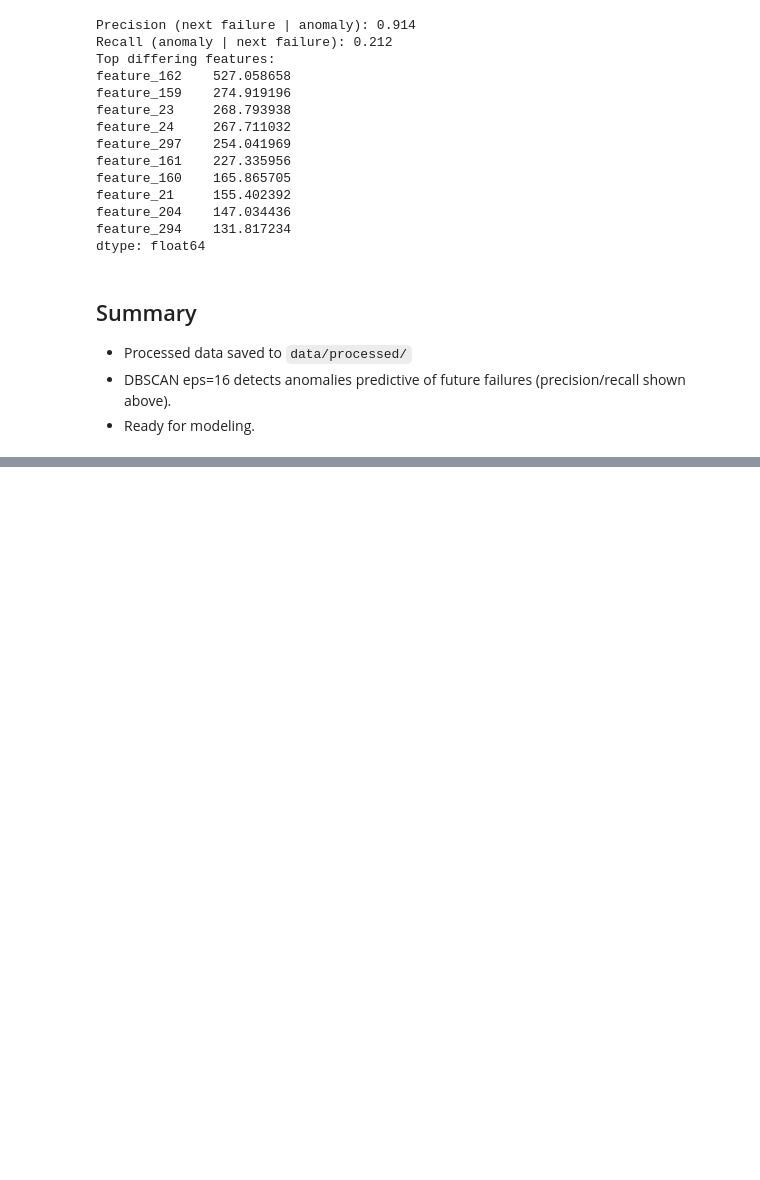
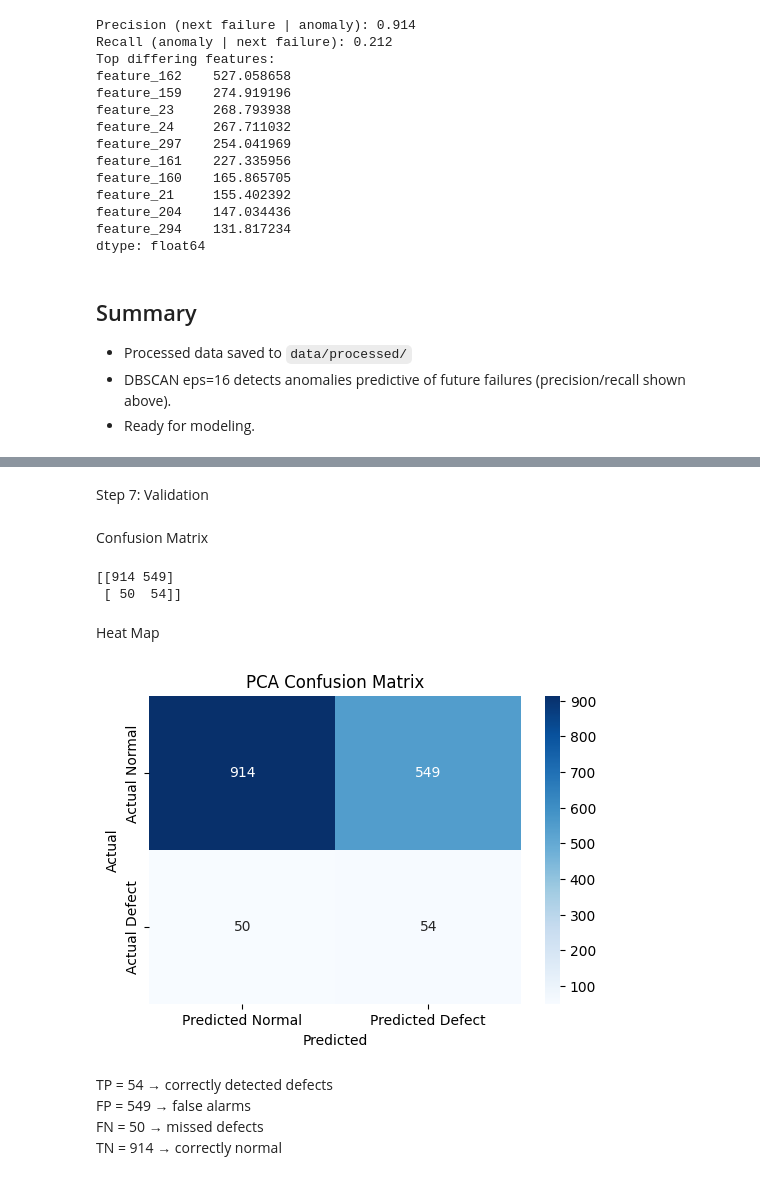
Before and after one commit to KarthikAshtekar/MIOM_Project, a Jupyter notebook: notebooks/MIOM_standardized.ipynb, the cells around one changed output, grey strips where cells are left out. Saved outputs shown, nothing was run; the diff lists cells and outputs as text; code cells hidden in the pictures; blank space fills up the shorter version.

```diff
--- a/notebooks/MIOM_standardized.ipynb
+++ b/notebooks/MIOM_standardized.ipynb
@@ -360,0 +618,2 @@ dtype: float64
+# %%
+pca_anomaly_flag = (np.abs(z_scores_pca) > 3).any(axis=1)
@@ -360,0 +622,2 @@ dtype: float64
+# %%
+pca_df["pca_anomaly"] = pca_anomaly_flag
@@ -360,0 +631,40 @@ dtype: float64
+# %% [markdown]
+Step 7: Validation
+# %%
+pca_df["true_defect"] = (pca_df["label"] == 1).astype(int)
+pca_df["pred_defect"] = pca_df["pca_anomaly"].astype(int)
+# %% [markdown]
+Confusion Matrix
+# %%
+from sklearn.metrics import confusion_matrix
+
+cm_pca = confusion_matrix(pca_df["true_defect"], pca_df["pred_defect"])
+print(cm_pca)
+# %% [output]
+[[914 549]
+ [ 50  54]]
+# %% [markdown]
+Heat Map
+# %%
+import seaborn as sns
+import matplotlib.pyplot as plt
+
+cm_pca_df = pd.DataFrame(cm_pca,
+                        index=["Actual Normal", "Actual Defect"],
+                        columns=["Predicted Normal", "Predicted Defect"])
+
+plt.figure(figsize=(6,4))
+sns.heatmap(cm_pca_df, annot=True, fmt="d", cmap="Blues")
+
+plt.title("PCA Confusion Matrix")
+plt.ylabel("Actual")
+plt.xlabel("Predicted")
+
+plt.show()
+# %% [output]
+[figure, added]
+# %% [markdown]
+TP = 54   → correctly detected defects
+FP = 549  → false alarms
+FN = 50   → missed defects
+TN = 914  → correctly normal
```
Also changed, not shown: parts of 77 cells of this notebook.
